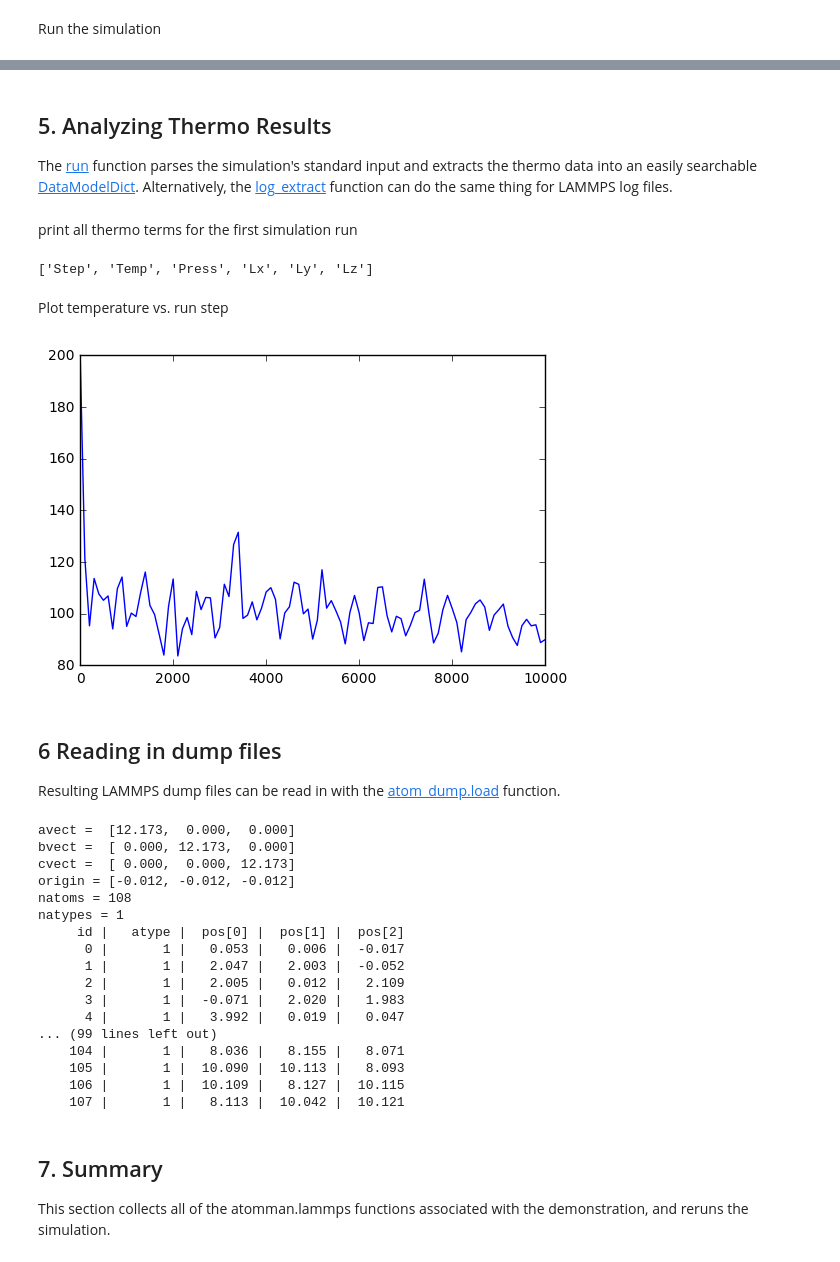
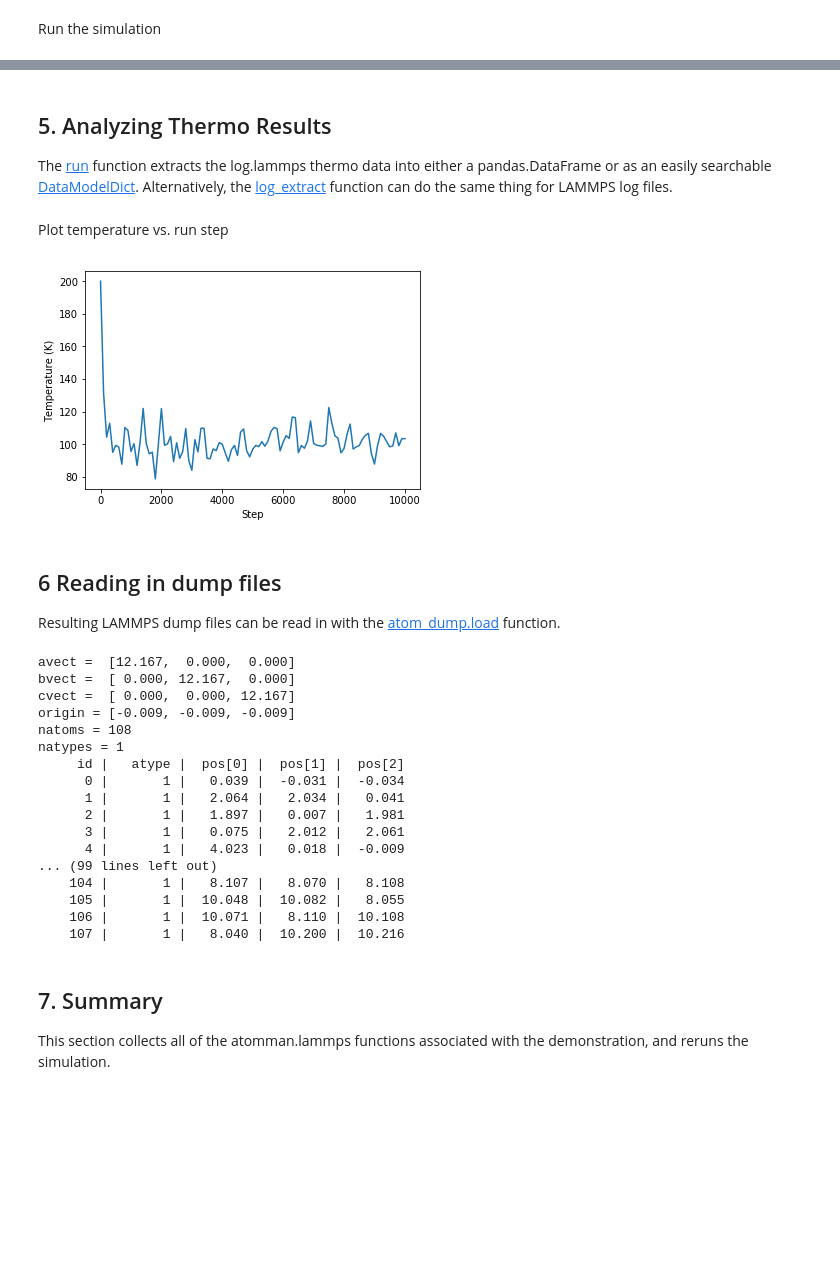
Before and after one commit to denphi/jupyter_notebook_examples, a Jupyter notebook: examples/md/atomman/LAMMPS_Functionality.ipynb, the cells around one changed output, grey strips where cells are left out. Drawn from its saved outputs; the diff is of its cells as text; code cells hidden in the pictures; blank space fills up the shorter version.

```diff
--- a/examples/md/atomman/LAMMPS_Functionality.ipynb
+++ b/examples/md/atomman/LAMMPS_Functionality.ipynb
@@ -469,4 +483,4 @@ lammps_exe = 'lmp_serial'
 # %% [markdown]
 Run the simulation
 # %%
-output = lmp.run(lammps_exe, 'nvt.in')
+output = lmp.run(lammps_exe, 'nvt.in', return_style='object')
@@ -473,48 +508,44 @@ output = lmp.run(lammps_exe, 'nvt.in')
 # %% [markdown]
 ## 5. Analyzing Thermo Results
 
-The [run](../reference/atomman.lammps.run.ipynb) function parses the simulation's standard input and extracts the thermo data into an easily searchable [DataModelDict](https://github.com/usnistgov/DataModelDict). Alternatively, the [log_extract](../reference/atomman.lammps.log_extract.ipynb) function can do the same thing for LAMMPS log files.
+The [run](../reference/atomman.lammps.run.ipynb) function extracts the log.lammps thermo data into either a pandas.DataFrame or as an easily searchable [DataModelDict](https://github.com/usnistgov/DataModelDict). Alternatively, the [log_extract](../reference/atomman.lammps.log_extract.ipynb) function can do the same thing for LAMMPS log files.
-# %% [markdown]
-print all thermo terms for the first simulation run
-# %%
-print output.finds('thermo')[0].keys()
-# %% [output]
-['Step', 'Temp', 'Press', 'Lx', 'Ly', 'Lz']
 # %% [markdown]
 Plot temperature vs. run step
 # %%
-steps = output.finds('Step')
-temps = output.finds('Temp')
+steps = output.simulations[0]['thermo'].Step
+temps = output.simulations[0]['thermo'].Temp
 
 plt.plot(steps, temps)
+plt.xlabel('Step')
+plt.ylabel('Temperature (K)')
 plt.show()
 # %% [output]
-[figure, old version]
+[figure, new version]
 # %% [markdown]
 ## 6 Reading in dump files
 
 Resulting LAMMPS dump files can be read in with the [atom_dump.load](../reference/atomman.lammps.atom_dump.load.ipynb) function.
 # %%
 system = lmp.atom_dump.load('10000.dump')
-print system
+print(system)
 # %% [output]
-avect =  [12.173,  0.000,  0.000]
-bvect =  [ 0.000, 12.173,  0.000]
-cvect =  [ 0.000,  0.000, 12.173]
-origin = [-0.012, -0.012, -0.012]
+avect =  [12.167,  0.000,  0.000]
+bvect =  [ 0.000, 12.167,  0.000]
+cvect =  [ 0.000,  0.000, 12.167]
+origin = [-0.009, -0.009, -0.009]
 natoms = 108
 natypes = 1
      id |   atype |  pos[0] |  pos[1] |  pos[2]
-      0 |       1 |   0.053 |   0.006 |  -0.017
-      1 |       1 |   2.047 |   2.003 |  -0.052
-      2 |       1 |   2.005 |   0.012 |   2.109
-      3 |       1 |  -0.071 |   2.020 |   1.983
-      4 |       1 |   3.992 |   0.019 |   0.047
+      0 |       1 |   0.039 |  -0.031 |  -0.034
+      1 |       1 |   2.064 |   2.034 |   0.041
+      2 |       1 |   1.897 |   0.007 |   1.981
+      3 |       1 |   0.075 |   2.012 |   2.061
+      4 |       1 |   4.023 |   0.018 |  -0.009
 ... (99 lines left out)
-    104 |       1 |   8.036 |   8.155 |   8.071
-    105 |       1 |  10.090 |  10.113 |   8.093
-    106 |       1 |  10.109 |   8.127 |  10.115
-    107 |       1 |   8.113 |  10.042 |  10.121
+    104 |       1 |   8.107 |   8.070 |   8.108
+    105 |       1 |  10.048 |  10.082 |   8.055
+    106 |       1 |  10.071 |   8.110 |  10.108
+    107 |       1 |   8.040 |  10.200 |  10.216
 # %% [markdown]
 ## 7. Summary
 
```
Also changed, not shown: parts of 19 cells of this notebook, 11 other files.
